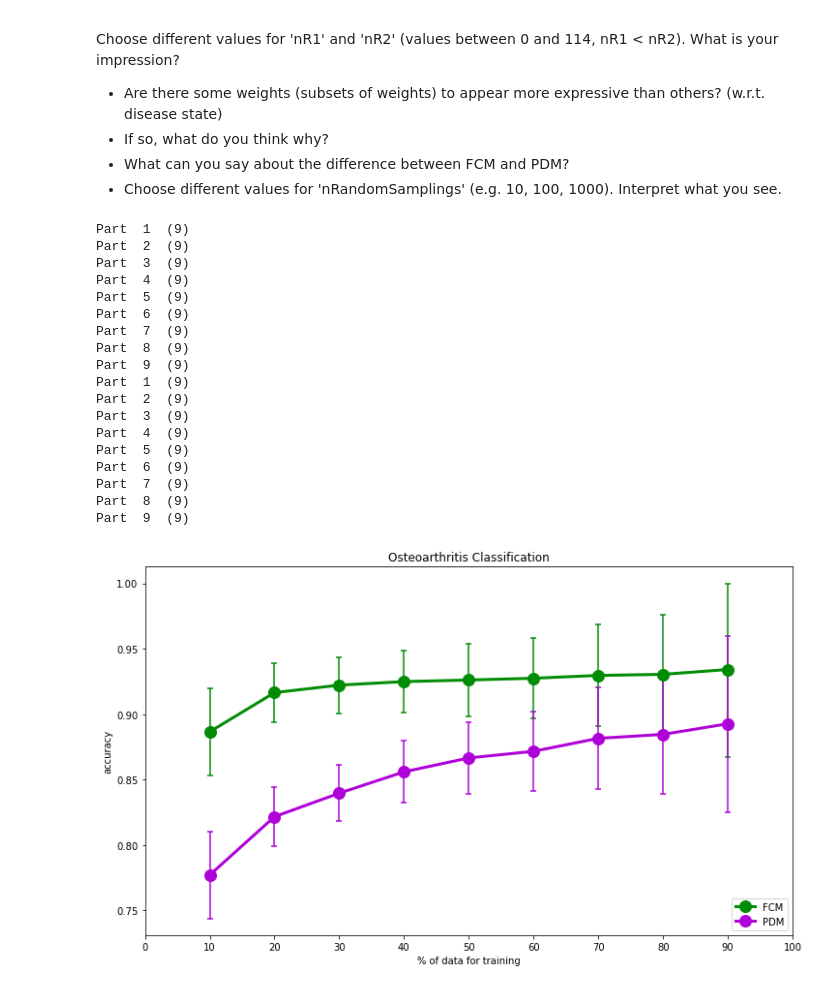
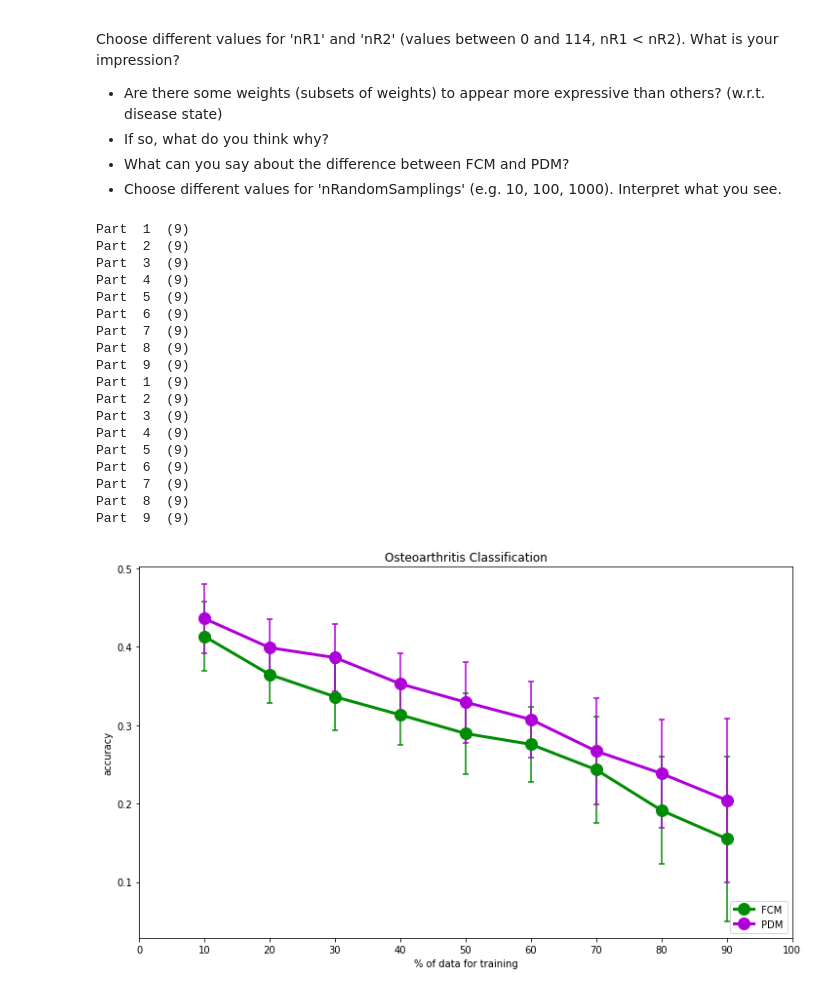
Before and after one commit to ckolbPTB/TES_21_22_Tutorials, a Jupyter notebook: tutorial2_pop_med_image_shape_ana_03_VisClass.ipynb, the cells around one changed output. Drawn from its saved outputs; the diff is of its cells as text; code cells hidden in the pictures.

```diff
--- a/tutorial2_pop_med_image_shape_ana_03_VisClass.ipynb
+++ b/tutorial2_pop_med_image_shape_ana_03_VisClass.ipynb
@@ -128,38 +128,38 @@ Choose different values for 'nR1' and 'nR2' (values between 0 and 114, nR1 < nR2
 - Choose different values for 'nRandomSamplings' (e.g. 10, 100, 1000). Interpret what you see.
 # %%
 nPartitions = 9
-nRandomSamplings = 1000
+nRandomSamplings = 100
 
-[nR1, nR2] = [0, 114] # e.g. [0, 114] (full range),  [105, 114], etc.
+[nR1, nR2] = [50, 114] # e.g. [0, 114] (full range),  [105, 114], etc.
 
 # normalize feature vectors
 fcmFeaturesNorm = normalize(fcmFeatures[nR1:nR2, :], axis=0, norm="l2")
 pdmFeaturesNorm = normalize(pdmFeatures[nR1:nR2, :], axis=0, norm="l2")
 
 fcmavgAccuracyPerPartition, fcmstdDevPerPartition = runSVMClassification(nPartitions, nRandomSamplings, fcmFeaturesNorm, labels)
 pdmavgAccuracyPerPartition, pdmstdDevPerPartition = runSVMClassification(nPartitions, nRandomSamplings, pdmFeaturesNorm, labels)
 
 data_list_avg = [fcmavgAccuracyPerPartition, pdmavgAccuracyPerPartition]
 data_list_std = [fcmstdDevPerPartition, fcmstdDevPerPartition]
 
 plotClassificationResults(data_list_avg, data_list_std, plt, colors)
 # %% [output]
 Part  1  (9)
 Part  2  (9)
 Part  3  (9)
 Part  4  (9)
 Part  5  (9)
 Part  6  (9)
 Part  7  (9)
 Part  8  (9)
 Part  9  (9)
 Part  1  (9)
 Part  2  (9)
 Part  3  (9)
 Part  4  (9)
 Part  5  (9)
 Part  6  (9)
 Part  7  (9)
 Part  8  (9)
 Part  9  (9)
-[figure, old version]
+[figure, new version]
```
Also changed, not shown: parts of 2 cells of this notebook, 2 other files.
